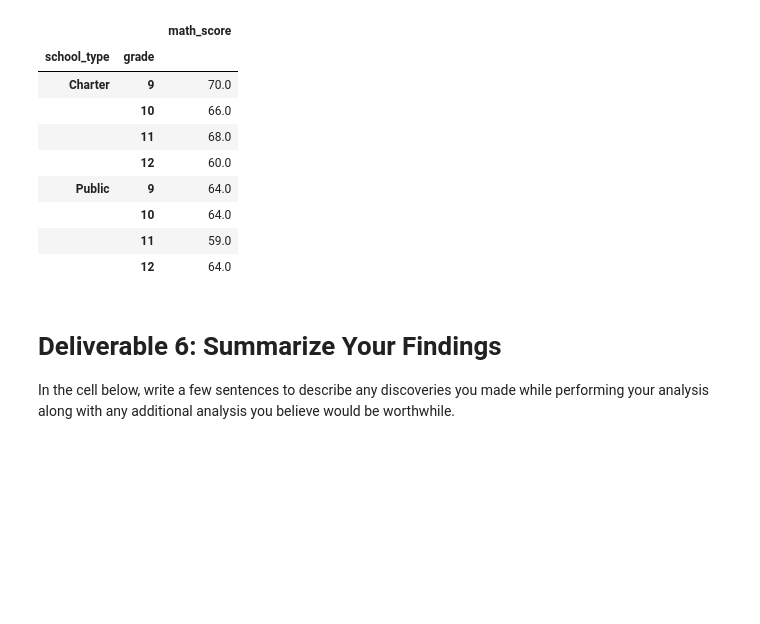
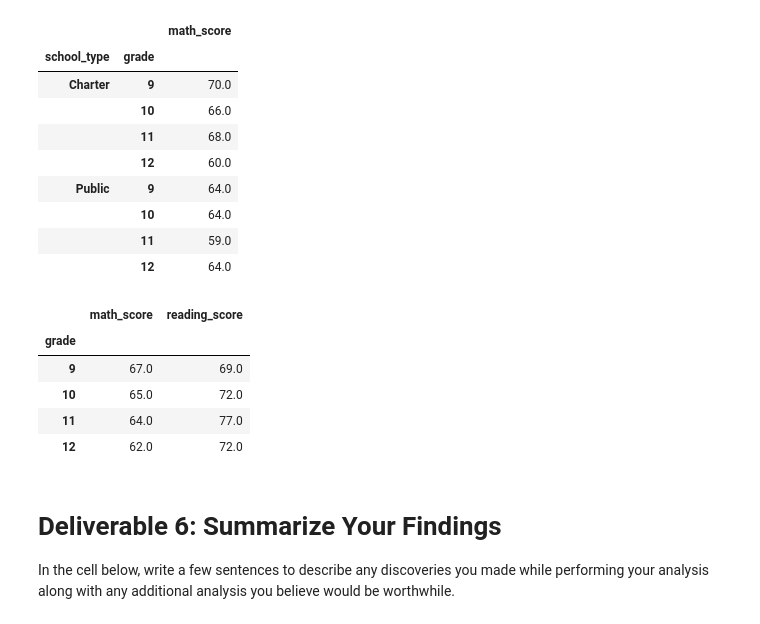
Before and after one commit to doliver231/School-District-Analysis, a Jupyter notebook: Student_Data_Challenge_Starter_Code.ipynb, the cells around one changed output. Cells and saved outputs as stored; diff of their text form; code cells hidden in the pictures; blank space fills up the shorter version.

```diff
--- a/Student_Data_Challenge_Starter_Code.ipynb
+++ b/Student_Data_Challenge_Starter_Code.ipynb
@@ -326,6 +336,16 @@ school_grouped_df.loc[:, ["math_score"]].round()
 |  | 10 | 64.0 |
 |  | 11 | 59.0 |
 |  | 12 | 64.0 |
+# %%
+school_grade_df = student_df.groupby(["grade"]).mean()
+school_grade_df.loc[:, ["math_score", "reading_score"]].round()
+# %% [output]
+|  | math_score | reading_score |
+| grade |  |  |
+| 9 | 67.0 | 69.0 |
+| 10 | 65.0 | 72.0 |
+| 11 | 64.0 | 77.0 |
+| 12 | 62.0 | 72.0 |
 # %% [markdown]
 # Deliverable 6: Summarize Your Findings
 In the cell below, write a few sentences to describe any discoveries you made while performing your analysis along with any additional analysis you believe would be worthwhile.
```
Also changed, not shown: parts of 5 cells of this notebook, 13 other files.
